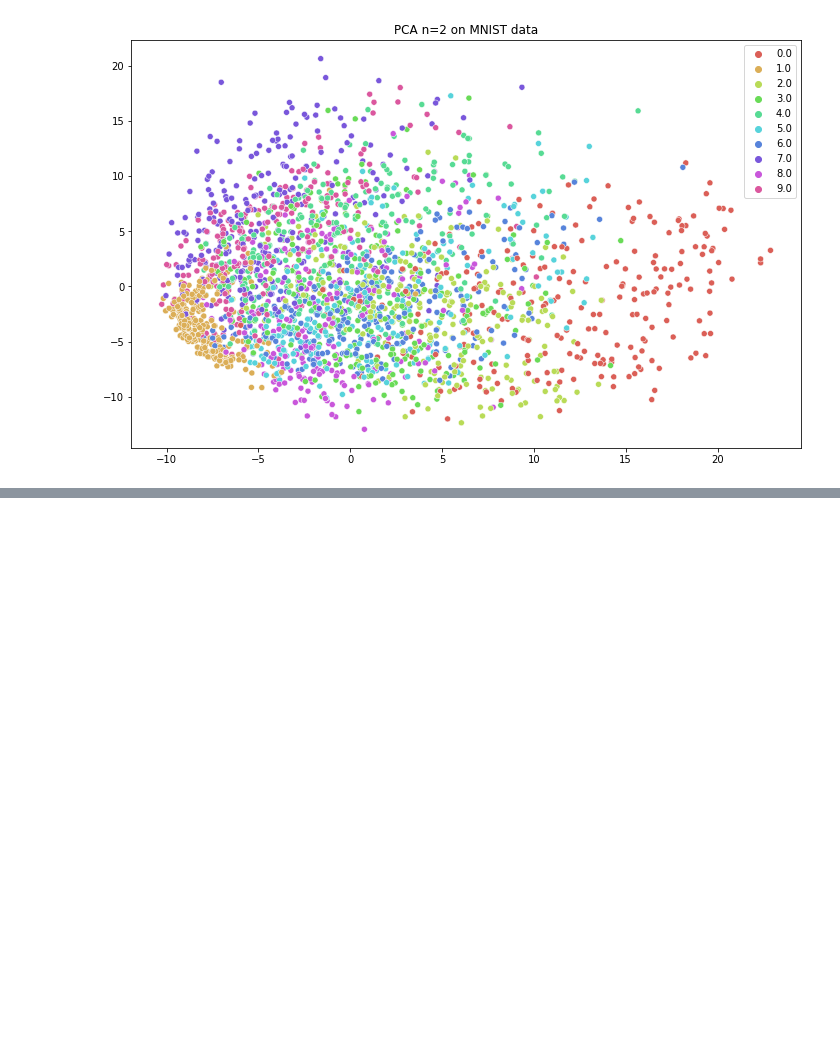
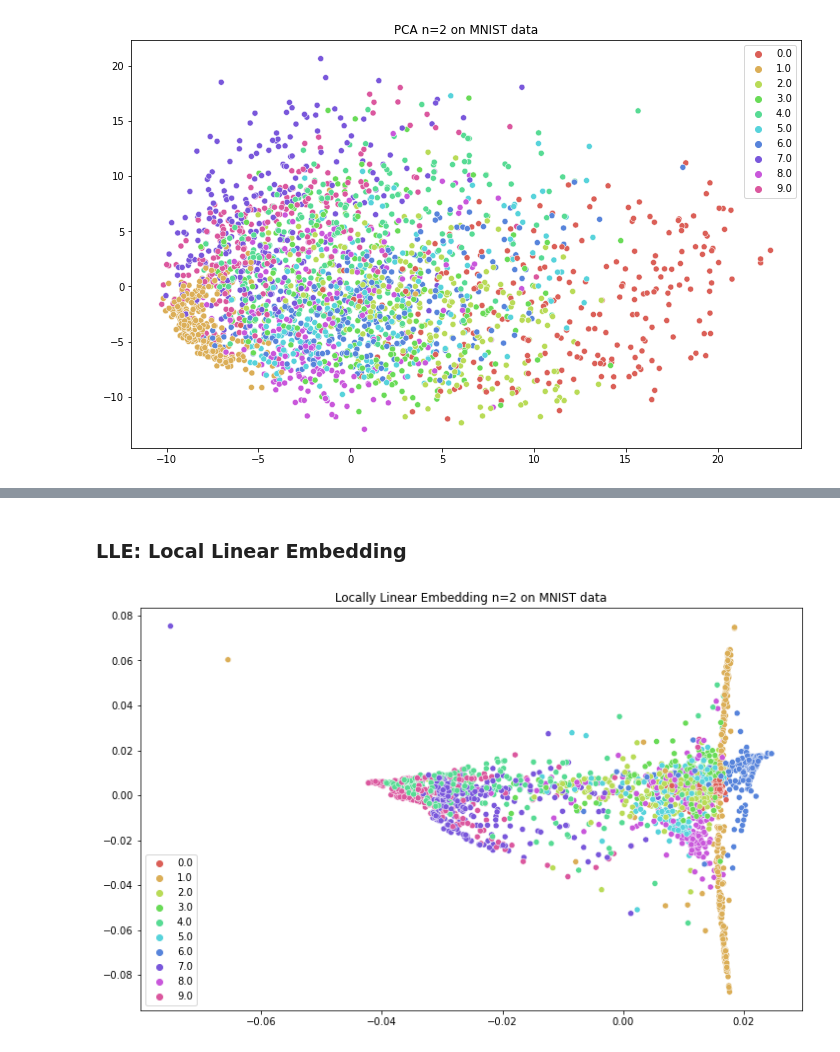
Before and after one commit to aashareddy14/tsne_project, a Jupyter notebook: Comparisons.ipynb, the cells around one changed output, grey strips where cells are left out. Cells and saved outputs as stored; diff of their text form; code cells hidden in the pictures; blank space fills up the shorter version.

```diff
--- a/Comparisons.ipynb
+++ b/Comparisons.ipynb
@@ -30,0 +48,2 @@ plot_PCA.savefig("Report_Plots/PCA_MNIST_plot.png")
+# %% [markdown]
+### LLE: Local Linear Embedding
@@ -30,0 +52,9 @@ plot_PCA.savefig("Report_Plots/PCA_MNIST_plot.png")
+# %%
+lle_res = LocallyLinearEmbedding(n_neighbors = 10, n_components=2).fit_transform(train)
+# %%
+plt.figure(figsize=(12,7.5))
+plot_lle = sns.scatterplot(x = lle_res[:,0], y = lle_res[:,1], hue = labels, palette = sns.color_palette("hls", 10), legend = 'full').get_figure()
+plt.title('Locally Linear Embedding n=2 on MNIST data')
+plot_lle.savefig("Report_Plots/LLE_MNIST_plot.png")
+# %% [output]
+[figure, added]
```
Also changed, not shown: parts of 19 cells of this notebook, 1 other file.
